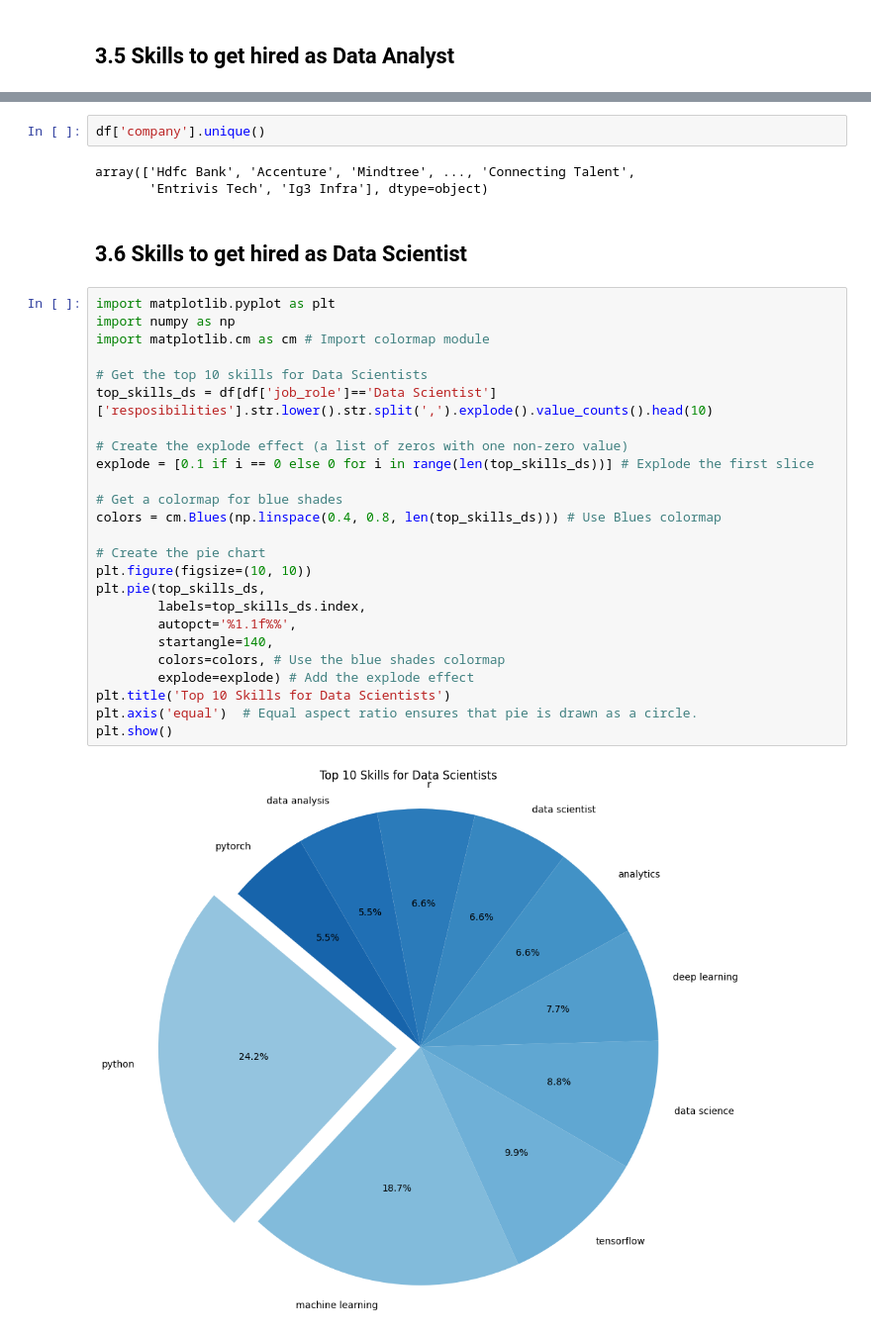
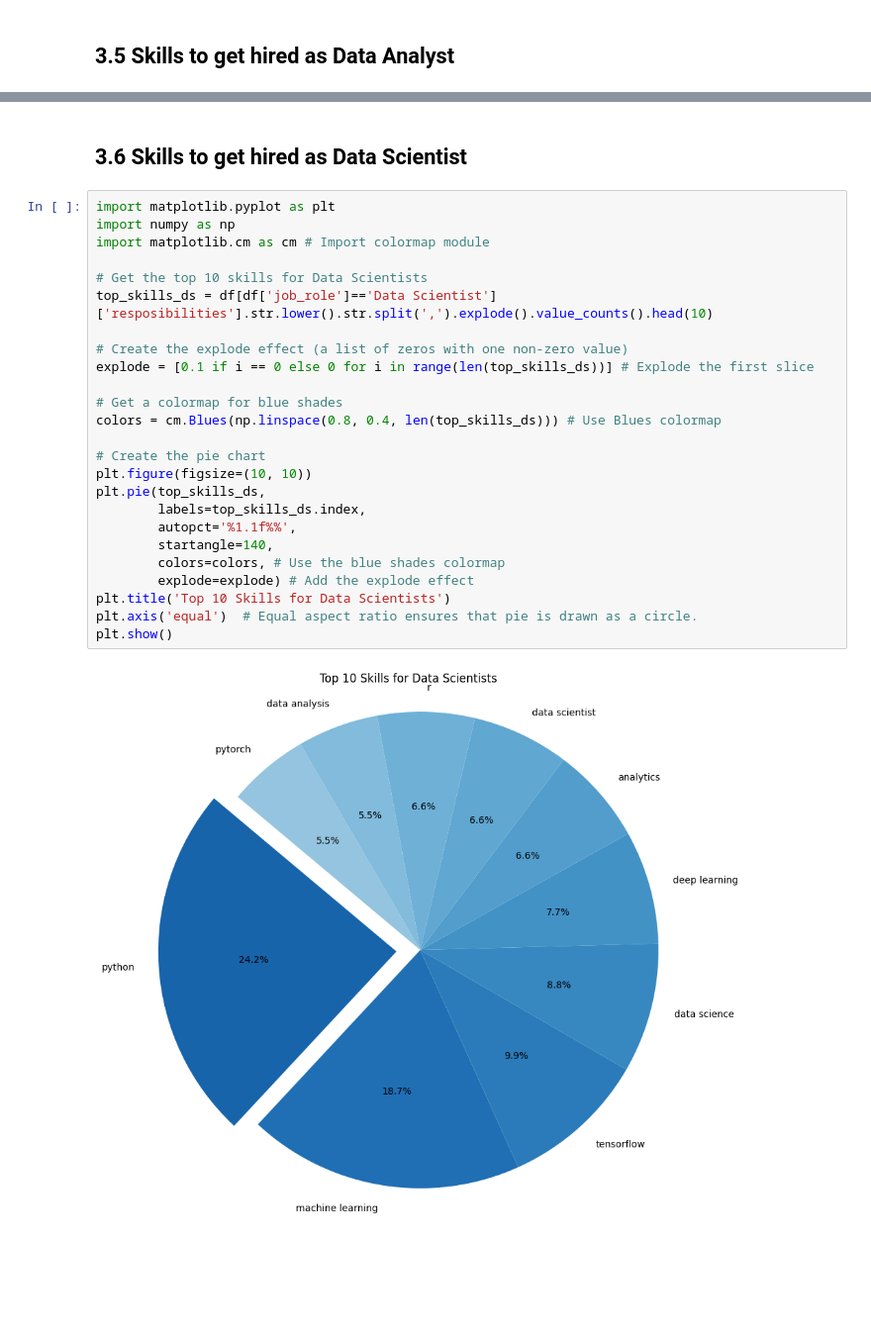
Before and after one commit to MaitreyeeBudhale/Data-Analysis, a Jupyter notebook: Jobs_Analysis.ipynb, the cells around one changed output, grey strips where cells are left out. Shown at 99% size. Saved outputs shown, nothing was run; the diff lists cells and outputs as text; blank space fills up the shorter version.

```diff
--- a/Jobs_Analysis.ipynb
+++ b/Jobs_Analysis.ipynb
@@ -416,34 +332,29 @@ plt.show()
-# %%
-df['company'].unique()
-# %% [output]
-array(['Hdfc Bank', 'Accenture', 'Mindtree', ..., 'Connecting Talent',
-       'Entrivis Tech', 'Ig3 Infra'], dtype=object)
 # %% [markdown]
 ## 3.6 Skills to get hired as Data Scientist
 # %%
 import matplotlib.pyplot as plt
 import numpy as np
 import matplotlib.cm as cm # Import colormap module
 
 # Get the top 10 skills for Data Scientists
 top_skills_ds = df[df['job_role']=='Data Scientist']['resposibilities'].str.lower().str.split(',').explode().value_counts().head(10)
 
 # Create the explode effect (a list of zeros with one non-zero value)
 explode = [0.1 if i == 0 else 0 for i in range(len(top_skills_ds))] # Explode the first slice
 
 # Get a colormap for blue shades
-colors = cm.Blues(np.linspace(0.4, 0.8, len(top_skills_ds))) # Use Blues colormap
+colors = cm.Blues(np.linspace(0.8, 0.4, len(top_skills_ds))) # Use Blues colormap
 
 # Create the pie chart
 plt.figure(figsize=(10, 10))
 plt.pie(top_skills_ds,
         labels=top_skills_ds.index,
         autopct='%1.1f%%',
         startangle=140,
         colors=colors, # Use the blue shades colormap
         explode=explode) # Add the explode effect
 plt.title('Top 10 Skills for Data Scientists')
 plt.axis('equal')  # Equal aspect ratio ensures that pie is drawn as a circle.
 plt.show()
 # %% [output]
-[figure, old version]
+[figure, new version]
```
Also changed, not shown: parts of 19 cells of this notebook.
